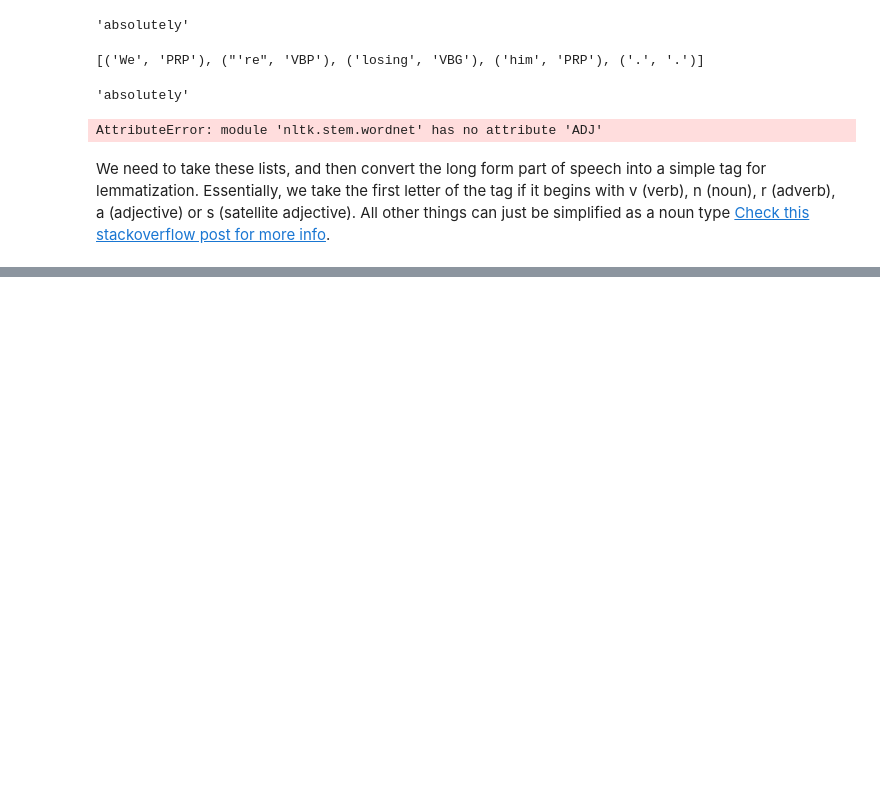
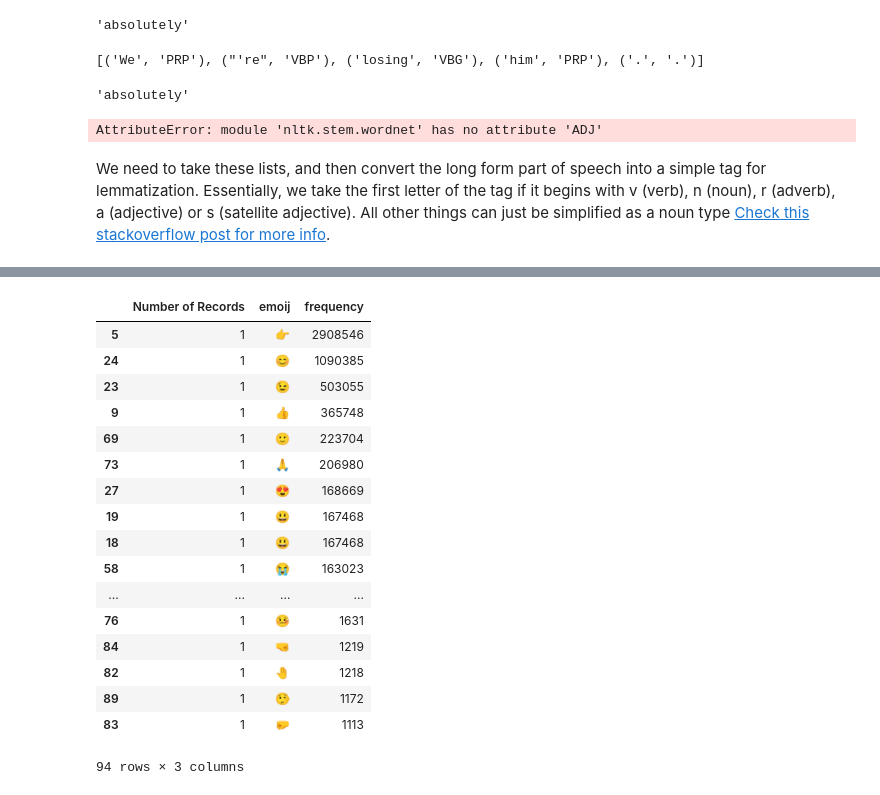
Before and after one commit to mccormd1/RandM_Transcript_Sentiment_Analysis, a Jupyter notebook: RandM_Words_and_NLP.ipynb, the cells around one changed output, grey strips where cells are left out. Saved outputs shown, nothing was run; the diff lists cells and outputs as text; code cells hidden in the pictures; blank space fills up the shorter version.

Commit message:
Quick Emoji hack appended to end

```diff
--- a/RandM_Words_and_NLP.ipynb
+++ b/RandM_Words_and_NLP.ipynb
@@ -1364,0 +1385,3 @@ We need to take these lists, and then convert the long form part of speech into
+# %%
+emoji=pd.read_csv('emoji_frequencyV1.csv',encoding='utf-16', sep='\t')
+emoji.head()
@@ -1364,0 +1440,21 @@ We need to take these lists, and then convert the long form part of speech into
+# %%
+emoji.sort_values('frequency',ascending=False)
+# %% [output]
+|  | Number of Records | emoij | frequency |
+| 5 | 1 | 👉 | 2908546 |
+| 24 | 1 | 😊 | 1090385 |
+| 23 | 1 | 😉 | 503055 |
+| 9 | 1 | 👍 | 365748 |
+| 69 | 1 | 🙂 | 223704 |
+| 73 | 1 | 🙏 | 206980 |
+| 27 | 1 | 😍 | 168669 |
+| 19 | 1 | 😃 | 167468 |
+| 18 | 1 | 😃 | 167468 |
+| 58 | 1 | 😭 | 163023 |
+| ... | ... | ... | ... |
+| 76 | 1 | 🤒 | 1631 |
+| 84 | 1 | 🤜 | 1219 |
+| 82 | 1 | 🤚 | 1218 |
+| 89 | 1 | 🤥 | 1172 |
+| 83 | 1 | 🤛 | 1113 |
+94 rows × 3 columns
```
Also changed, not shown: parts of 11 cells of this notebook, 4 other files.
